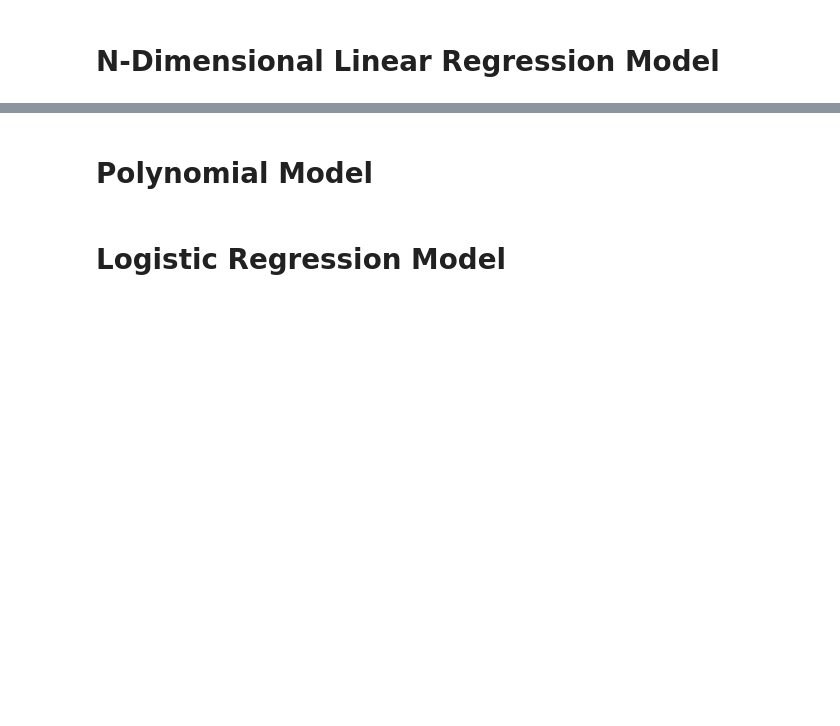
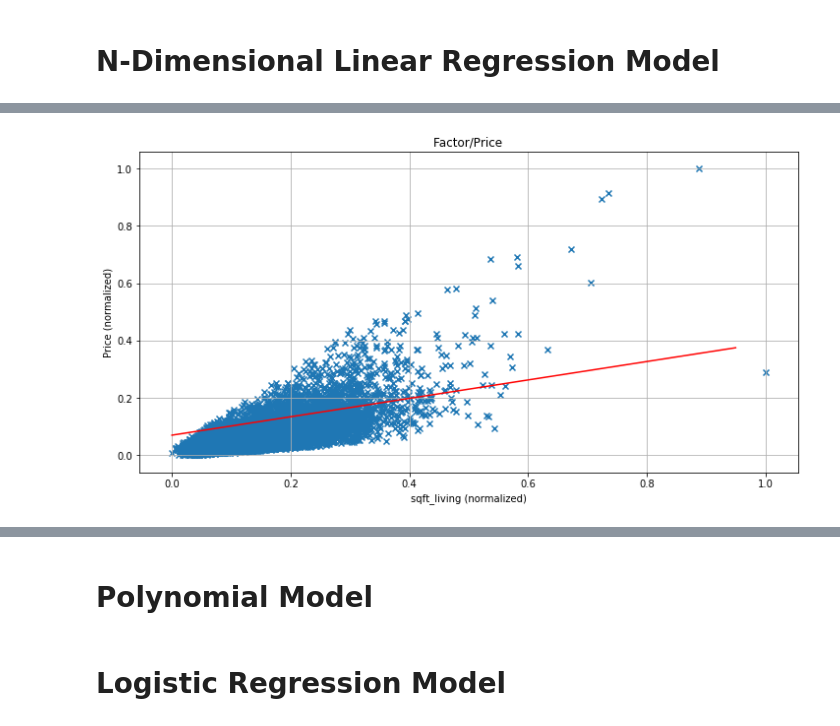
Before and after one commit to engineering-learning-machines/starter, a Jupyter notebook: Linear Regression as the Fundamental of Machine Learning.ipynb, the cells around one changed output, grey strips where cells are left out. Drawn from its saved outputs; the diff is of its cells as text; code cells hidden in the pictures; blank space fills up the shorter version.

```diff
--- a/Linear Regression as the Fundamental of Machine Learning.ipynb
+++ b/Linear Regression as the Fundamental of Machine Learning.ipynb
@@ -436,0 +642,6 @@ plot_results(model_large_learning_rate, 'Large Learning Rate')
+# %%
+plot_multilinear_factor(
+    2, 'sqft_living', 'sqft_living (normalized)', 'Price (normalized)', model_multilinear, 'Factor/Price'
+)
+# %% [output]
+[figure, added]
```
Also changed, not shown: parts of 34 cells of this notebook.
